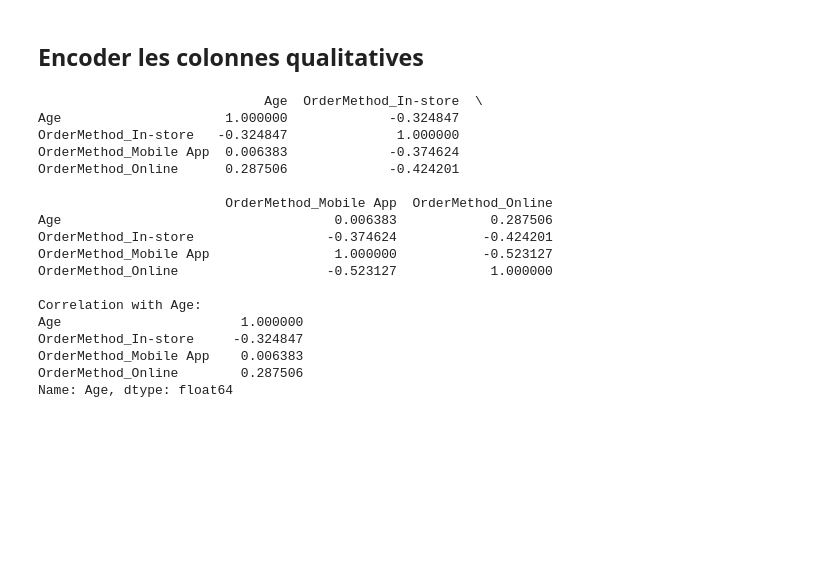
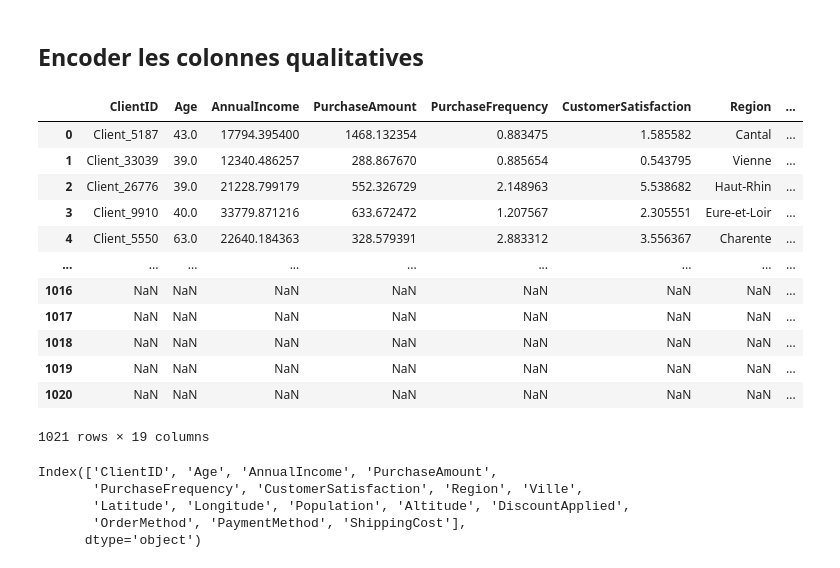
Before and after one commit to yzpt/module_pandas_B2, a Jupyter notebook: 7.0.EDA_template.ipynb, the cells around one changed output. Saved outputs shown, nothing was run; the diff lists cells and outputs as text; code cells hidden in the pictures; blank space fills up the shorter version.

```diff
--- a/7.0.EDA_template.ipynb
+++ b/7.0.EDA_template.ipynb
@@ -694,16 +697,39 @@ plt.show()
 ## Encoder les colonnes qualitatives
 # %%
 import pandas as pd
-df_clients = pd.read_csv("data/clients.csv")
+df_clients = pd.read_csv("data/clients_v2.csv")
+# %%
+import pandas as pd
+
+# One-hot encoding for OrderMethod
+order_method_encoded = pd.get_dummies(df_clients['OrderMethod'], prefix='OrderMethod')
+
+# Combine with the original dataframe
+data_with_encoded_order_method = pd.concat([df_clients, order_method_encoded], axis=1)
+data_with_encoded_order_method
+# %% [output]
+|  | ClientID | Age | AnnualIncome | PurchaseAmount | PurchaseFrequency | CustomerSatisfaction | Region | ... |
+| 0 | Client_5187 | 43.0 | 17794.395400 | 1468.132354 | 0.883475 | 1.585582 | Cantal | ... |
+| 1 | Client_33039 | 39.0 | 12340.486257 | 288.867670 | 0.885654 | 0.543795 | Vienne | ... |
+| 2 | Client_26776 | 39.0 | 21228.799179 | 552.326729 | 2.148963 | 5.538682 | Haut-Rhin | ... |
+| 3 | Client_9910 | 40.0 | 33779.871216 | 633.672472 | 1.207567 | 2.305551 | Eure-et-Loir | ... |
+| 4 | Client_5550 | 63.0 | 22640.184363 | 328.579391 | 2.883312 | 3.556367 | Charente | ... |
+| ... | ... | ... | ... | ... | ... | ... | ... | ... |
+| 1016 | NaN | NaN | NaN | NaN | NaN | NaN | NaN | ... |
+| 1017 | NaN | NaN | NaN | NaN | NaN | NaN | NaN | ... |
+| 1018 | NaN | NaN | NaN | NaN | NaN | NaN | NaN | ... |
+| 1019 | NaN | NaN | NaN | NaN | NaN | NaN | NaN | ... |
+| 1020 | NaN | NaN | NaN | NaN | NaN | NaN | NaN | ... |
+1021 rows × 19 columns
+# %%
+df_clients.columns
+# %% [output]
+Index(['ClientID', 'Age', 'AnnualIncome', 'PurchaseAmount',
+       'PurchaseFrequency', 'CustomerSatisfaction', 'Region', 'Ville',
+       'Latitude', 'Longitude', 'Population', 'Altitude', 'DiscountApplied',
+       'OrderMethod', 'PaymentMethod', 'ShippingCost'],
+      dtype='object')
 # %%
-import pandas as pd
-
-# One-hot encoding for OrderMethod
-order_method_encoded = pd.get_dummies(df_clients['OrderMethod'], prefix='OrderMethod')
-
-# Combine with the original dataframe
-data_with_encoded_order_method = pd.concat([df_clients, order_method_encoded], axis=1)
-
 # Select numerical columns for correlation matrix
 correlation_columns = ['Age'] + list(order_method_encoded.columns)
 correlation_matrix = data_with_encoded_order_method[correlation_columns].corr()
@@ -714,23 +740,4 @@ print(correlation_matrix)
 # If you want to specifically focus on the correlation with Age
 age_correlation = correlation_matrix.loc['Age']
 print("\nCorrelation with Age:")
-print(age_correlation)
+age_correlation
-# %% [output]
-                             Age  OrderMethod_In-store  \
-Age                     1.000000             -0.324847
-OrderMethod_In-store   -0.324847              1.000000
-OrderMethod_Mobile App  0.006383             -0.374624
-OrderMethod_Online      0.287506             -0.424201
-
-                        OrderMethod_Mobile App  OrderMethod_Online
-Age                                   0.006383            0.287506
-OrderMethod_In-store                 -0.374624           -0.424201
-OrderMethod_Mobile App                1.000000           -0.523127
-OrderMethod_Online                   -0.523127            1.000000
-
-Correlation with Age:
-Age                       1.000000
-OrderMethod_In-store     -0.324847
-OrderMethod_Mobile App    0.006383
-OrderMethod_Online        0.287506
-Name: Age, dtype: float64
```
Also changed, not shown: parts of 1 cell of this notebook, 6 other files.
